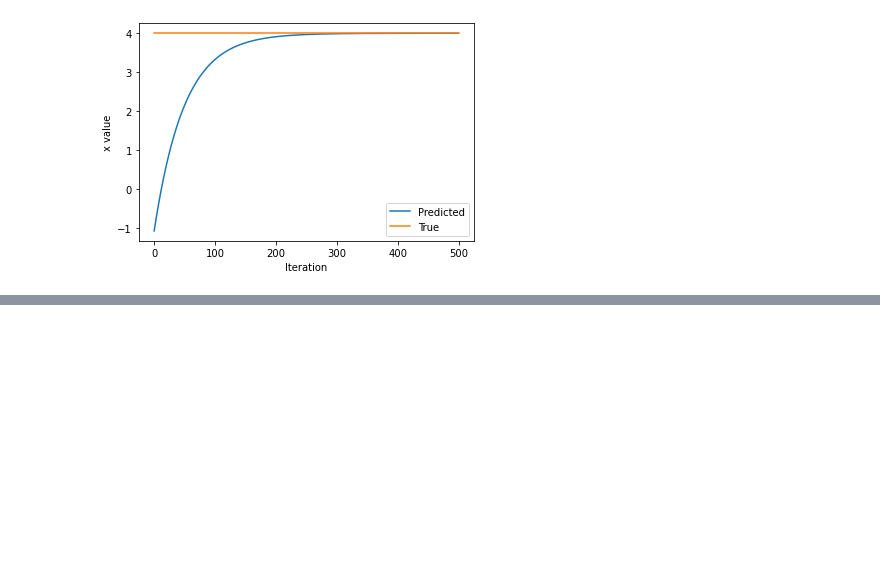
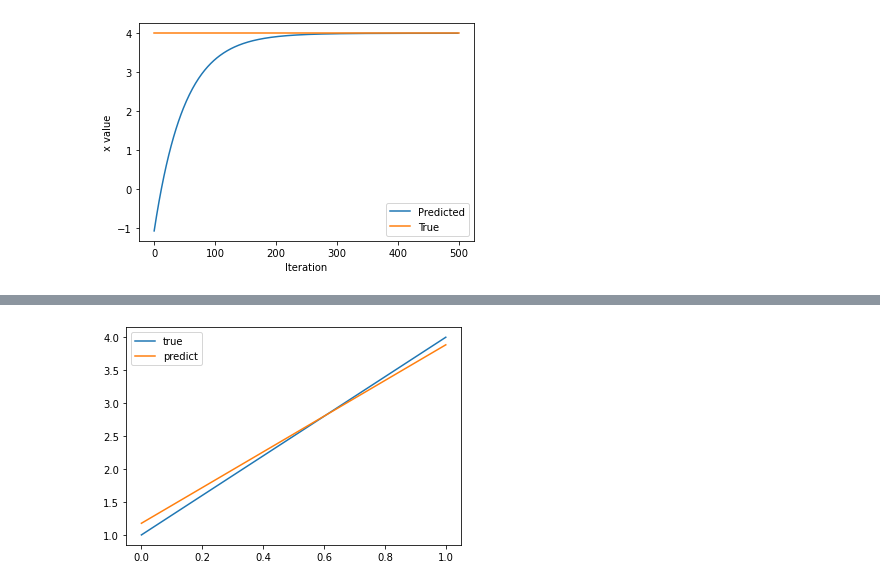
Before and after one commit to wty-yy/DeepLearing-Summer, a Jupyter notebook: MIT 6S191/Lab1/Part1 TensorFlow.ipynb, the cells around one changed output, grey strips where cells are left out. Cells and saved outputs as stored; diff of their text form; code cells hidden in the pictures; blank space fills up the shorter version.

Commit message:
Add Linear Regression to Part1 TensorFlow

```diff
--- a/MIT 6S191/Lab1/Part1 TensorFlow.ipynb
+++ b/MIT 6S191/Lab1/Part1 TensorFlow.ipynb
@@ -342,0 +380,23 @@ Initializing x=[[-1.1771783]]
+# %%
+class MyLayer(layers.Layer):  # 自定义layer
+    def __init__(self, units):
+        super().__init__()
+        self.units = units
+
+    def build(self, input_shape):
+        d = input_shape[-1]
+        self.W = self.add_weight('weight', shape=(d, self.units))
+        self.b = self.add_weight('bias', shape=(self.units,))
+
+    def call(self, x):
+        x = tf.cast(x, tf.float32)
+        return x @ self.W + self.b
+
+# 使用Dataset类，对训练集进行划分，随机打乱，每个batch大小为1，重复1000遍.
+ds = tf.data.Dataset.from_tensor_slices((train, train_y)).shuffle(100).batch(1).repeat(1000)
+list(ds.as_numpy_iterator())
+
+# 在model中加入MyLayer，model.compile为编译模型，配置超参数，model.fit进行训练.
+model = keras.Sequential(MyLayer(1))
+model.compile(optimizer='adam', loss=keras.losses.MeanSquaredError())
+model.fit(ds, epochs=1)
@@ -342,0 +406,11 @@ Initializing x=[[-1.1771783]]
+# %%
+# 绘制结果和原始图像的差距
+layer = model.get_layer(index=0)
+y_pred = lambda x: x * layer.W + layer.b
+x = np.linspace(0, 1, 100)
+plt.plot(x, y(x), label='true')
+plt.plot(x, y_pred(x)[0], label='predict')
+plt.legend()
+plt.show()
+# %% [output]
+[figure, added]
```
Also changed, not shown: parts of 7 cells of this notebook.
